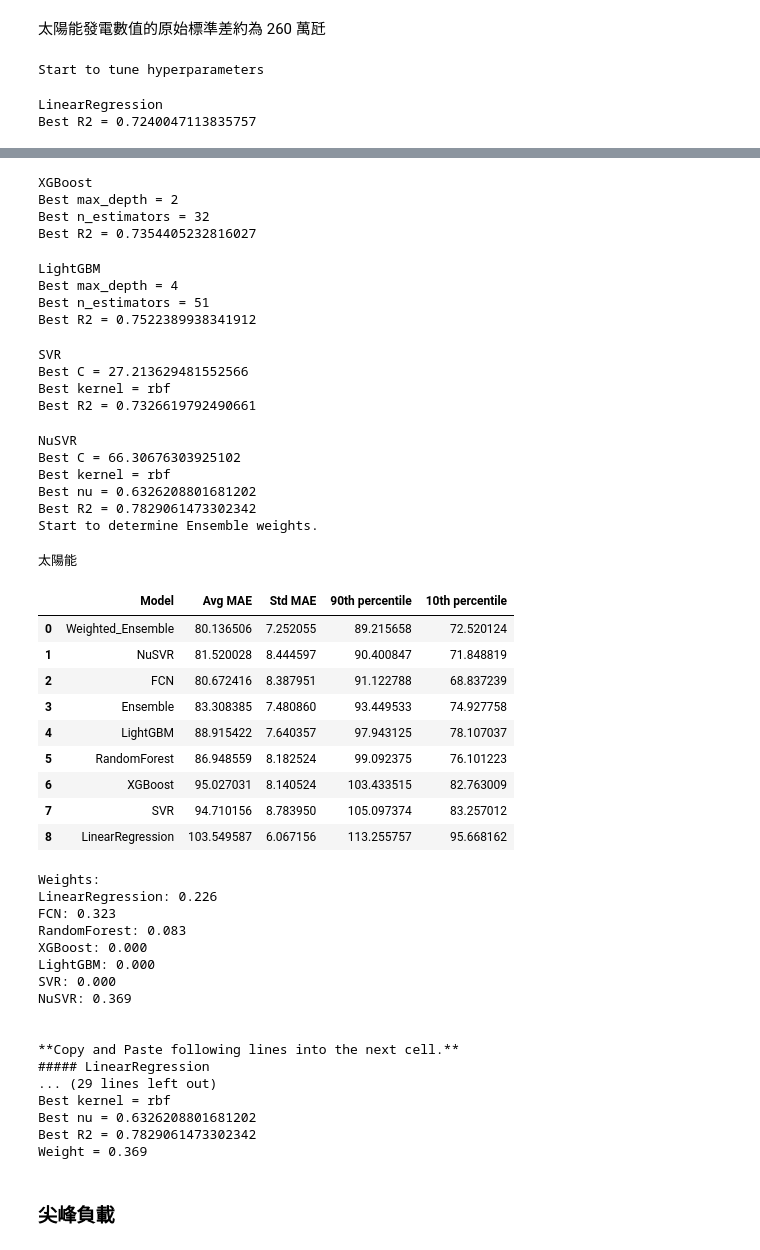
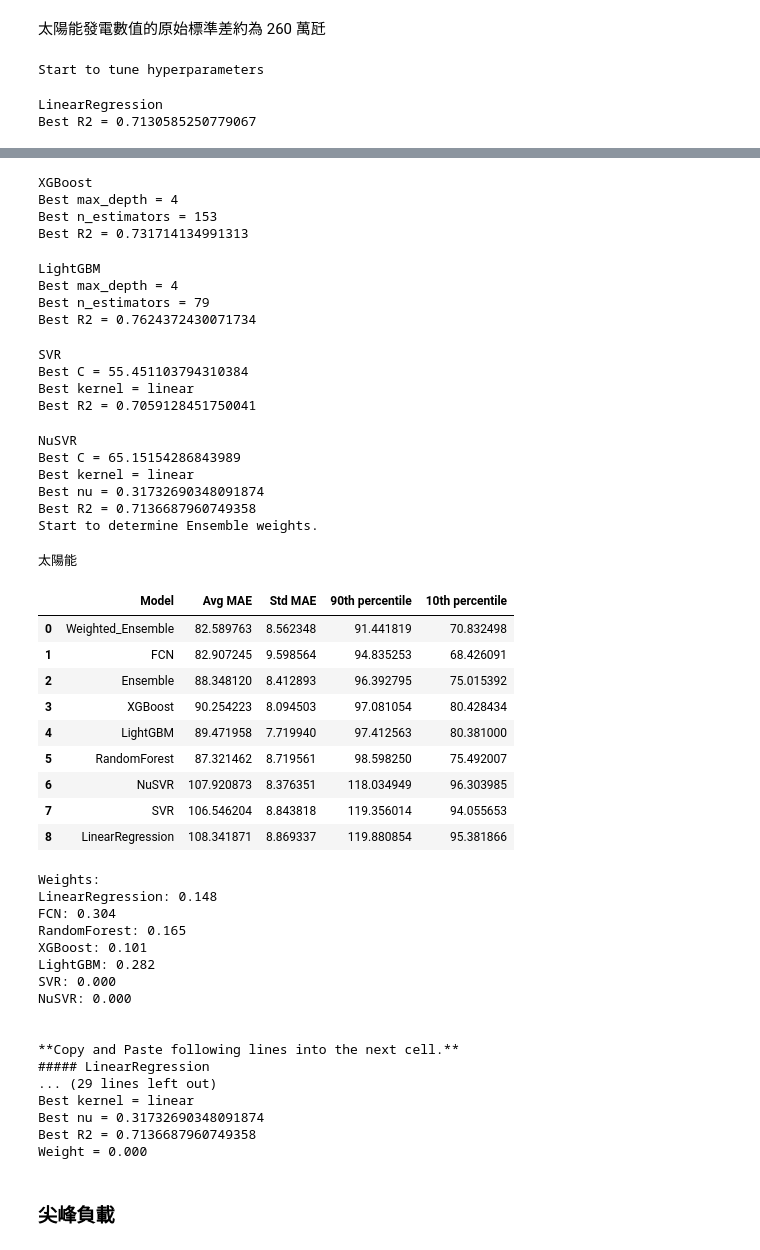
Before and after one commit to skyjadel/Taipower, a Jupyter notebook: Hyper parameter Tunning and Ensemble Weighting.ipynb, the cells around one changed output, grey strips where cells are left out. Saved outputs shown, nothing was run; the diff lists cells and outputs as text; code cells hidden in the pictures.

```diff
--- a/Hyper parameter Tunning and Ensemble Weighting.ipynb
+++ b/Hyper parameter Tunning and Ensemble Weighting.ipynb
@@ -673,7 +673,7 @@ def flow_control(Y_feature, model_xcols, data_df, mode='regressor', speed_test=F
     # 集成權重
     if weights_has_determined[Y_feature]:
         optimal_weights = meta['weights']
-        df = pd.read_csv(f'{this_model_path}predict_MAE.df')
+        df = pd.read_csv(f'{this_model_path}predict_MAE.csv')
         display(df)
         print('Weights:')
         for i, k in enumerate(model_hyperparameters_dict.keys()):
@@ -1315,18 +1152,18 @@ Weight = 0.000
 Y_feature = '太陽能'
 
 model_xcols = {
-    'LinearRegression': ['氣溫', '最高氣溫', '最低氣溫', '全天空日射量', '日期數字', '假日', '週六', '週日', '補班', '白日長度'],
-    'FCN': ['氣溫', '最高氣溫', '最低氣溫', '全天空日射量', '日期數字', '假日', '週六', '週日', '補班', '白日長度'],
-    'RandomForest': ['氣溫', '最高氣溫', '最低氣溫', '全天空日射量', '日期數字', '假日', '週六', '週日', '補班', '白日長度'],
-    'XGBoost': ['氣溫', '最高氣溫', '最低氣溫', '全天空日射量', '日期數字', '假日', '週六', '週日', '補班', '白日長度'],
-    'LightGBM': ['氣溫', '最高氣溫', '最低氣溫', '全天空日射量', '日期數字', '假日', '週六', '週日', '補班', '白日長度'],
-    'SVR': ['氣溫', '最高氣溫', '最低氣溫', '全天空日射量', '日期數字', '假日', '週六', '週日', '補班', '白日長度'],
-    'NuSVR': ['氣溫', '最高氣溫', '最低氣溫', '全天空日射量', '日期數字', '假日', '週六', '週日', '補班', '白日長度'],
+    'LinearRegression': ['氣溫', '最高氣溫', '最低氣溫', '全天空日射量', '日期數字', '假日', '週六', '週日', '補班', '白日長度', '太陽能_90天內最大值'],
+    'FCN': ['氣溫', '最高氣溫', '最低氣溫', '全天空日射量', '日期數字', '假日', '週六', '週日', '補班', '白日長度', '太陽能_90天內最大值'],
+    'RandomForest': ['氣溫', '最高氣溫', '最低氣溫', '全天空日射量', '日期數字', '假日', '週六', '週日', '補班', '白日長度', '太陽能_90天內最大值'],
+    'XGBoost': ['氣溫', '最高氣溫', '最低氣溫', '全天空日射量', '日期數字', '假日', '週六', '週日', '補班', '白日長度', '太陽能_90天內最大值'],
+    'LightGBM': ['氣溫', '最高氣溫', '最低氣溫', '全天空日射量', '日期數字', '假日', '週六', '週日', '補班', '白日長度', '太陽能_90天內最大值'],
+    'SVR': ['氣溫', '最高氣溫', '最低氣溫', '全天空日射量', '日期數字', '假日', '週六', '週日', '補班', '白日長度', '太陽能_90天內最大值'],
+    'NuSVR': ['氣溫', '最高氣溫', '最低氣溫', '全天空日射量', '日期數字', '假日', '週六', '週日', '補班', '白日長度', '太陽能_90天內最大值'],
 }
 
 flow_control(Y_feature, model_xcols, weather_power_df, speed_test=speed_test)
 # %% [output]
 Start to tune hyperparameters
 LinearRegression
-Best R2 = 0.7240047113835757
+Best R2 = 0.7130585250779067
 FCN
@@ -1340,49 +1177,49 @@ Best R2 = 0.7528655642913056
 XGBoost
-Best max_depth = 2
-Best n_estimators = 32
-Best R2 = 0.7354405232816027
+Best max_depth = 4
+Best n_estimators = 153
+Best R2 = 0.731714134991313
 LightGBM
 Best max_depth = 4
-Best n_estimators = 51
-Best R2 = 0.7522389938341912
+Best n_estimators = 79
+Best R2 = 0.7624372430071734
 SVR
-Best C = 27.213629481552566
-Best kernel = rbf
-Best R2 = 0.7326619792490661
+Best C = 55.451103794310384
+Best kernel = linear
+Best R2 = 0.7059128451750041
 NuSVR
-Best C = 66.30676303925102
-Best kernel = rbf
-Best nu = 0.6326208801681202
-Best R2 = 0.7829061473302342
+Best C = 65.15154286843989
+Best kernel = linear
+Best nu = 0.31732690348091874
+Best R2 = 0.7136687960749358
 Start to determine Ensemble weights.
 太陽能
 |  | Model | Avg MAE | Std MAE | 90th percentile | 10th percentile |
-| 0 | Weighted_Ensemble | 80.136506 | 7.252055 | 89.215658 | 72.520124 |
-| 1 | NuSVR | 81.520028 | 8.444597 | 90.400847 | 71.848819 |
-| 2 | FCN | 80.672416 | 8.387951 | 91.122788 | 68.837239 |
-| 3 | Ensemble | 83.308385 | 7.480860 | 93.449533 | 74.927758 |
-| 4 | LightGBM | 88.915422 | 7.640357 | 97.943125 | 78.107037 |
-| 5 | RandomForest | 86.948559 | 8.182524 | 99.092375 | 76.101223 |
-| 6 | XGBoost | 95.027031 | 8.140524 | 103.433515 | 82.763009 |
-| 7 | SVR | 94.710156 | 8.783950 | 105.097374 | 83.257012 |
-| 8 | LinearRegression | 103.549587 | 6.067156 | 113.255757 | 95.668162 |
+| 0 | Weighted_Ensemble | 82.589763 | 8.562348 | 91.441819 | 70.832498 |
+| 1 | FCN | 82.907245 | 9.598564 | 94.835253 | 68.426091 |
+| 2 | Ensemble | 88.348120 | 8.412893 | 96.392795 | 75.015392 |
+| 3 | XGBoost | 90.254223 | 8.094503 | 97.081054 | 80.428434 |
+| 4 | LightGBM | 89.471958 | 7.719940 | 97.412563 | 80.381000 |
+| 5 | RandomForest | 87.321462 | 8.719561 | 98.598250 | 75.492007 |
+| 6 | NuSVR | 107.920873 | 8.376351 | 118.034949 | 96.303985 |
+| 7 | SVR | 106.546204 | 8.843818 | 119.356014 | 94.055653 |
+| 8 | LinearRegression | 108.341871 | 8.869337 | 119.880854 | 95.381866 |
 Weights:
-LinearRegression: 0.226
-FCN: 0.323
-RandomForest: 0.083
-XGBoost: 0.000
-LightGBM: 0.000
+LinearRegression: 0.148
+FCN: 0.304
+RandomForest: 0.165
+XGBoost: 0.101
+LightGBM: 0.282
 SVR: 0.000
-NuSVR: 0.369
+NuSVR: 0.000
 
 
 **Copy and Paste following lines into the next cell.**
 ##### LinearRegression
 ... (29 lines left out)
-Best kernel = rbf
-Best nu = 0.6326208801681202
-Best R2 = 0.7829061473302342
-Weight = 0.369
+Best kernel = linear
+Best nu = 0.31732690348091874
+Best R2 = 0.7136687960749358
+Weight = 0.000
 # %% [markdown]
 ### 尖峰負載
 # %% [markdown]
```
Also changed, not shown: parts of 11 cells of this notebook, 3 other files.
